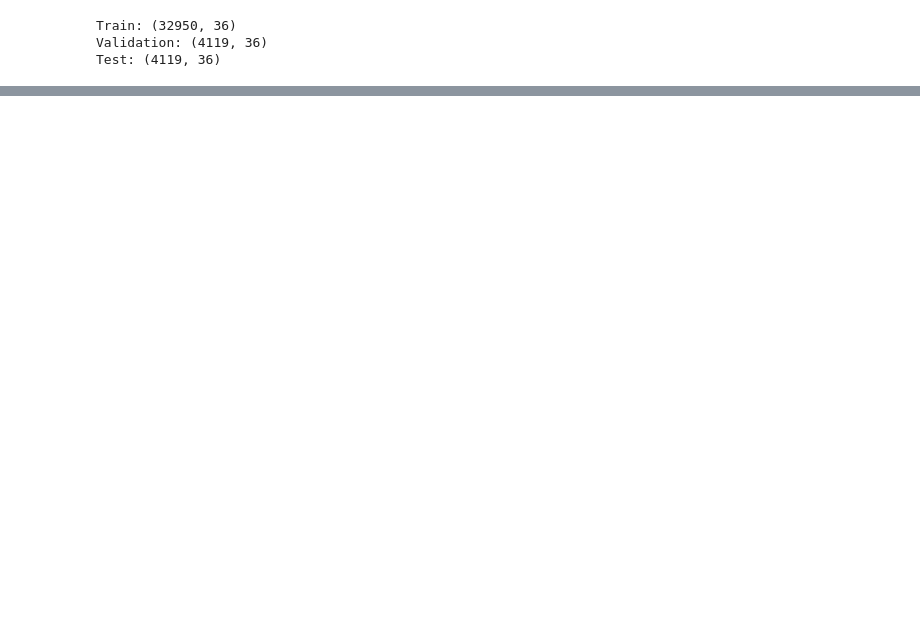
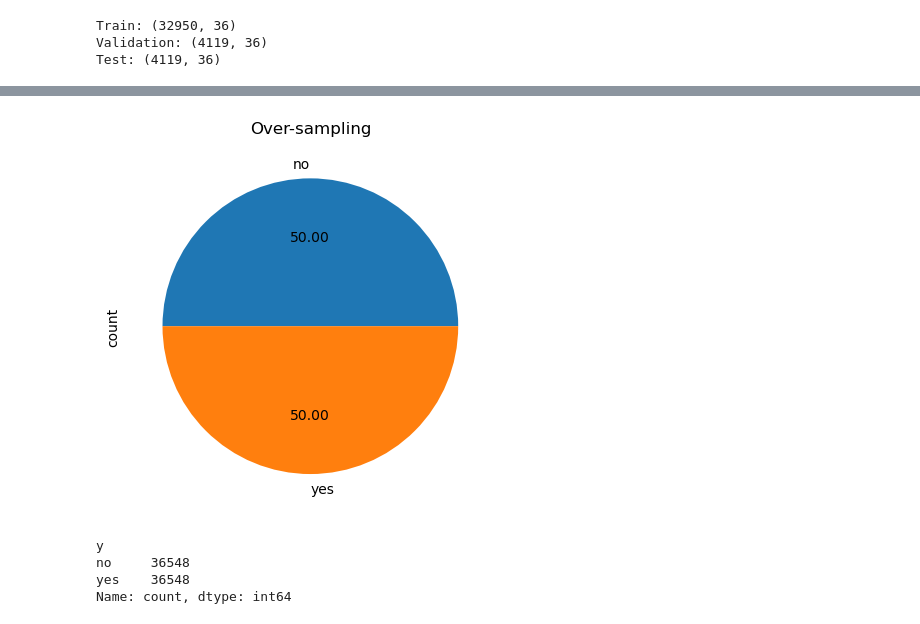
Before and after one commit to Palee222/ML-fundementals-2026, a Jupyter notebook: assignment_1_<Laura_Somogyi[_Somogyi]>.ipynb, the cells around one changed output, grey strips where cells are left out. Saved outputs shown, nothing was run; the diff lists cells and outputs as text; code cells hidden in the pictures; blank space fills up the shorter version.

```diff
--- a/assignment_1_<Laura_Somogyi[_Somogyi]>.ipynb
+++ b/assignment_1_<Laura_Somogyi[_Somogyi]>.ipynb
@@ -447,0 +904,16 @@ Name: proportion, dtype: float64
+# %%
+from imblearn.over_sampling import RandomOverSampler
+ros = RandomOverSampler(sampling_strategy="not majority")
+X_res, y_res = ros.fit_resample(X, y)
+ax = y_res.value_counts().plot.pie(autopct='%.2f')
+_ = ax.set_title("Over-sampling")
+# %% [output]
+[figure, added]
+# %%
+y_res.value_counts()
+#here we can see that after oversampling, the class distribution is now balanced, with 36548 instances of class no and 36548 instances of class yes, which means that both classes now represent 50% of the dataset.
+# %% [output]
+y
+no     36548
+yes    36548
+Name: count, dtype: int64
```
Also changed, not shown: parts of 84 cells of this notebook.
